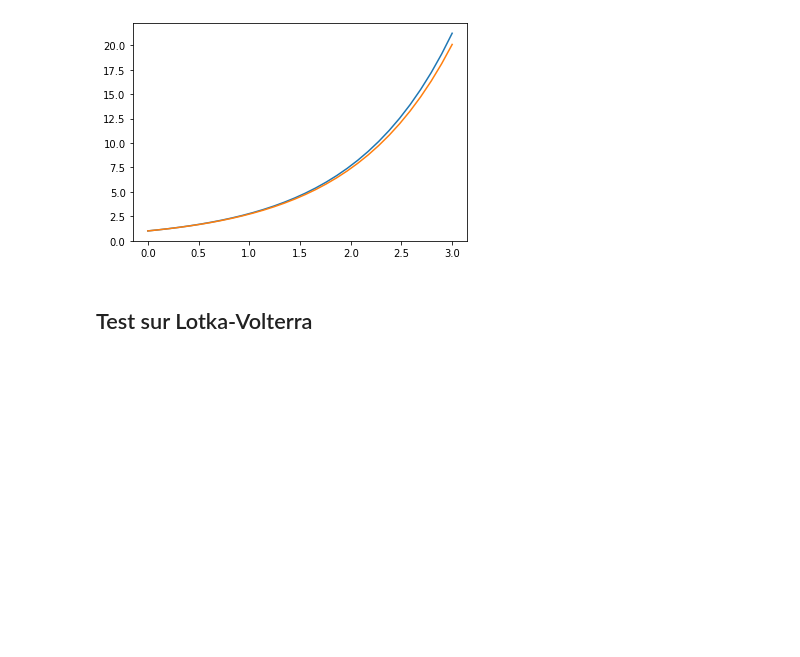
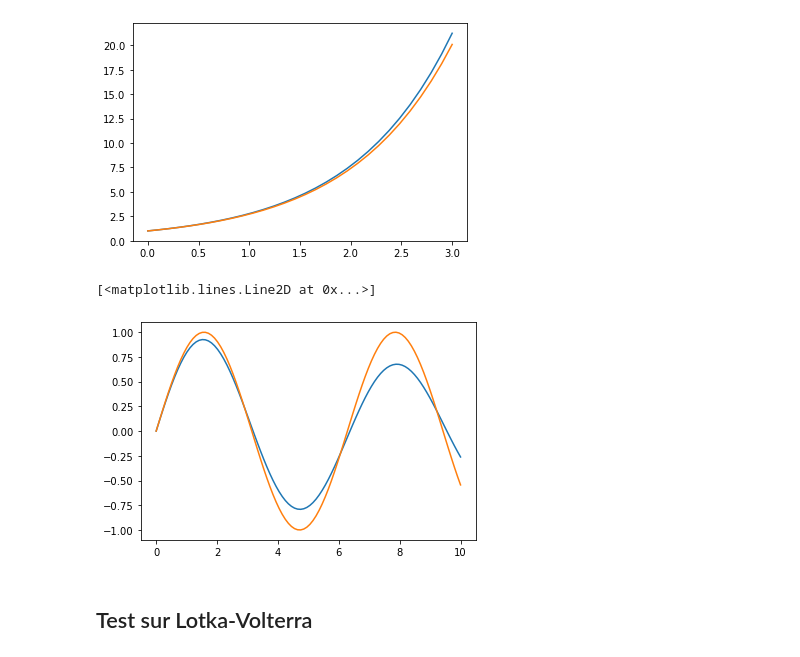
Before and after one commit to remymart/projet_equa_diff, a Jupyter notebook: equa_diff.ipynb, the cells around one changed output. Saved outputs shown, nothing was run; the diff lists cells and outputs as text; code cells hidden in the pictures; blank space fills up the shorter version.

```diff
--- a/equa_diff.ipynb
+++ b/equa_diff.ipynb
@@ -202,12 +215,22 @@ def solve_euler_implicit(f, x0, dt, t0, tf, itermax=100):
 def test(t, x):
     return x
 
+def test_2(t, x, y):
+    return np.array([y, -x])
+
 t, x = solve_euler_implicit(test, [1], 1e-1, 0, 3)
 plt.plot(t, x[0,:], label = "euler explicite")
 plt.plot(t, np.exp(t), label = "solution théorique")
 # %% [output]
 [<matplotlib.lines.Line2D at 0x...>]
 [figure]
+# %%
+t, x = solve_euler_implicit(test_2, [0, 1], 1e-1, 0, 10)
+plt.plot(t, x[0,:], label = "euler explicite")
+plt.plot(t, np.sin(t), label = "solution théorique")
+# %% [output]
+[<matplotlib.lines.Line2D at 0x...>]
+[figure, added]
 # %% [markdown]
 ## Test sur Lotka-Volterra
 # %%
```
Also changed, not shown: parts of 25 cells of this notebook.
